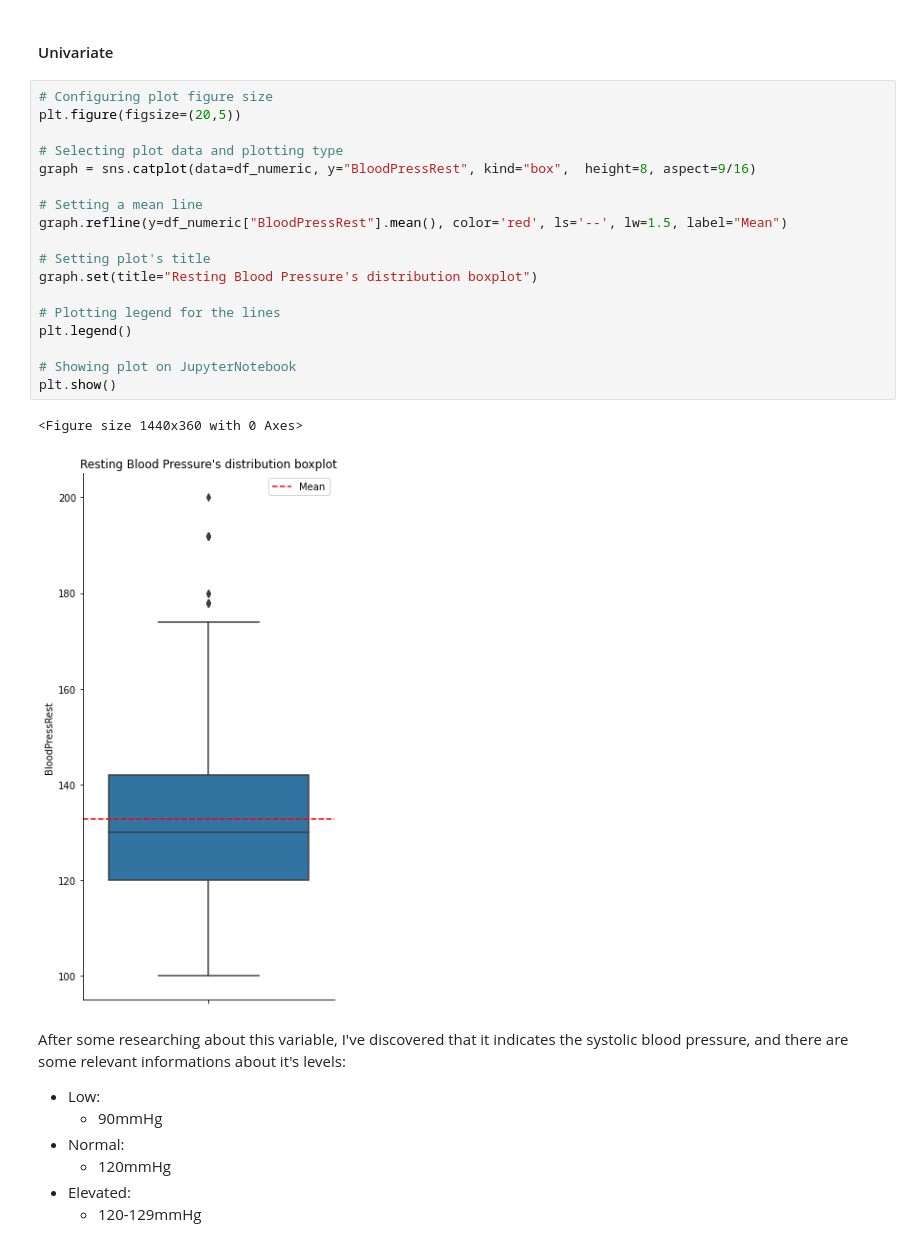
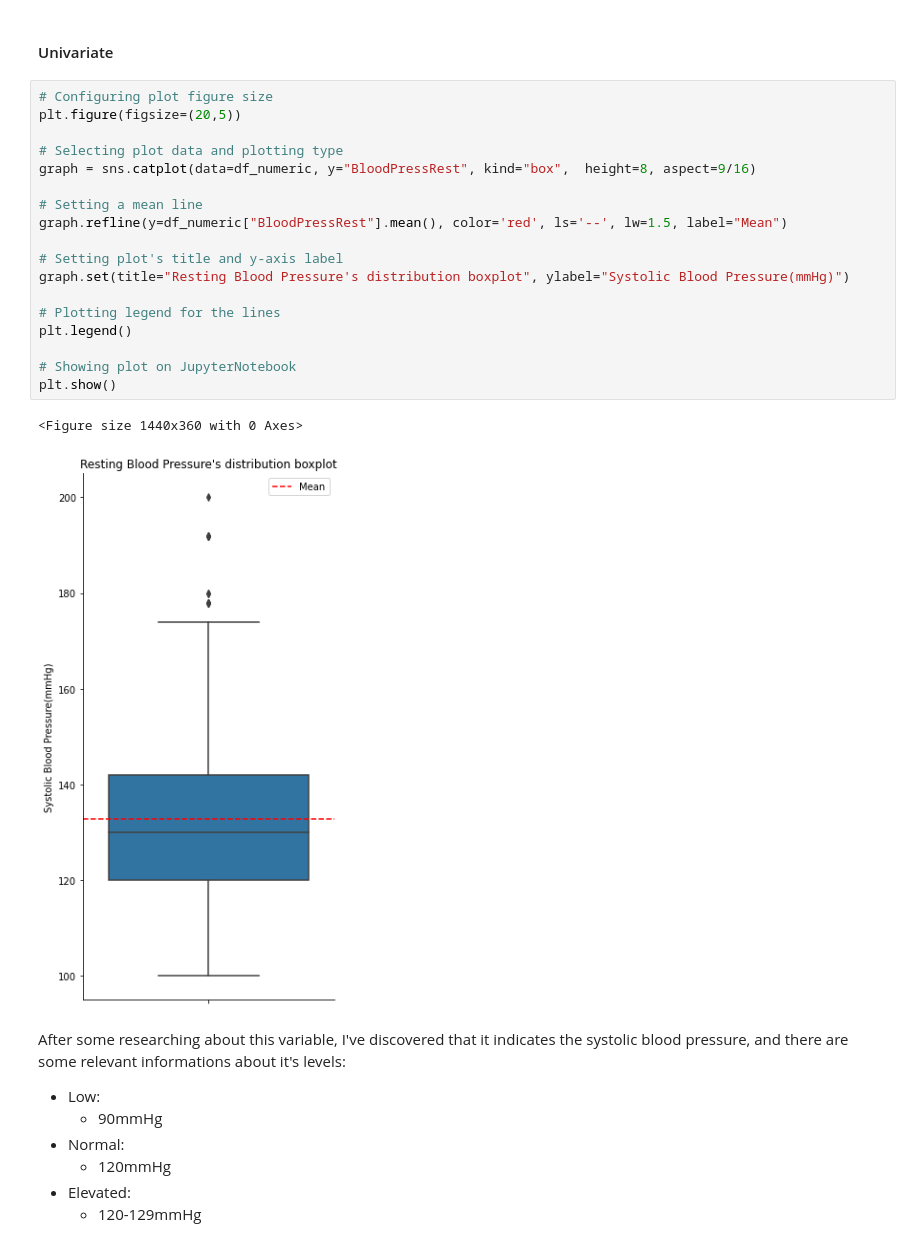
Before and after one commit to RenanGroot/EDA-Heart-Failure, a Jupyter notebook: Heart-Failure-EDA.ipynb, the cells around one changed output. Saved outputs shown, nothing was run; the diff lists cells and outputs as text.

```diff
--- a/Heart-Failure-EDA.ipynb
+++ b/Heart-Failure-EDA.ipynb
@@ -740,24 +740,24 @@ The main diference is showed by the diference from the healthy ranges, in wich t
 # %%
 # Configuring plot figure size
 plt.figure(figsize=(20,5))
 
 # Selecting plot data and plotting type
 graph = sns.catplot(data=df_numeric, y="BloodPressRest", kind="box",  height=8, aspect=9/16)
 
 # Setting a mean line
 graph.refline(y=df_numeric["BloodPressRest"].mean(), color='red', ls='--', lw=1.5, label="Mean")
 
-# Setting plot's title
-graph.set(title="Resting Blood Pressure's distribution boxplot")
+# Setting plot's title and y-axis label
+graph.set(title="Resting Blood Pressure's distribution boxplot", ylabel="Systolic Blood Pressure(mmHg)")
 
 # Plotting legend for the lines
 plt.legend()
 
 # Showing plot on JupyterNotebook
 plt.show()
 # %% [output]
 <Figure size 1440x360 with 0 Axes>
-[figure, old version]
+[figure, new version]
 # %% [markdown]
 After some researching about this variable, I've discovered that it indicates the systolic blood pressure, and there are some relevant informations about it's levels:
 - Low:
```
Also changed, not shown: parts of 27 cells of this notebook.
